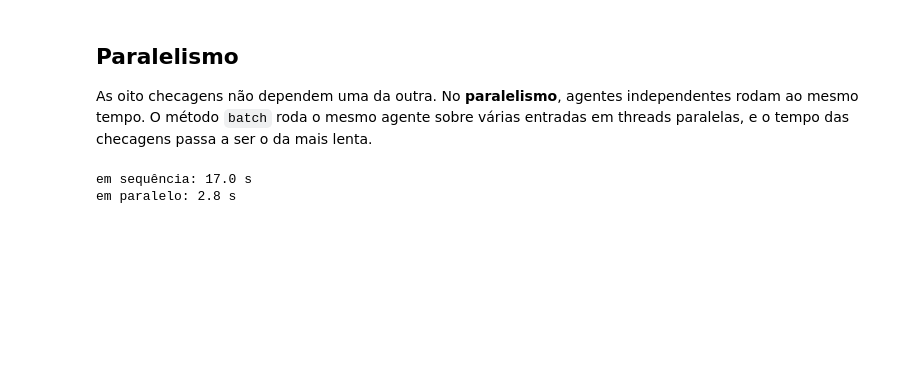
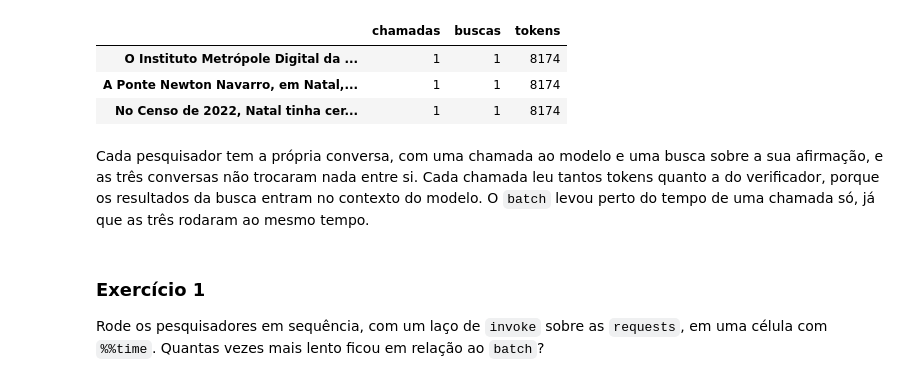
Before and after one commit to silvaan/agentic-ai, a Jupyter notebook: 16 - Multi-Agent Systems.ipynb, the cells around one changed output. Saved outputs shown, nothing was run; the diff lists cells and outputs as text; code cells hidden in the pictures; blank space fills up the shorter version.

```diff
--- a/16 - Multi-Agent Systems.ipynb
+++ b/16 - Multi-Agent Systems.ipynb
@@ -225,0 +89,3 @@ Peça ao redator, com as mesmas `notes`, o mesmo parecer com um dado a mais em c
+# %%
+for message in verifier_result["messages"]:
+    message.pretty_print()
@@ -225,0 +119,17 @@ Peça ao redator, com as mesmas `notes`, o mesmo parecer com um dado a mais em c
+# %%
+RESEARCHER_PROMPT = """# Papel
+Você é um pesquisador.
+
+# Tarefa
+Pesquise na web a afirmação recebida.
+Responda com o dado correto, o veredito (VERDADEIRO ou FALSO) e a URL da fonte."""
+
+researcher_agent = create_agent(
+    model,
+    tools=[web_search],
+    system_prompt=RESEARCHER_PROMPT,
+)
+# %%
+%%time
+requests = [user_message(claim) for claim in CLAIMS]
+research_results = researcher_agent.batch(requests)
@@ -225,0 +139,4 @@ Peça ao redator, com as mesmas `notes`, o mesmo parecer com um dado a mais em c
+# %%
+for result in research_results:
+    for message in result["messages"]:
+        message.pretty_print()
@@ -226,20 +162,15 @@ Peça ao redator, com as mesmas `notes`, o mesmo parecer com um dado a mais em c
+# %%
+pd.DataFrame([usage([result]) for result in research_results], index=CLAIMS)
+# %% [output]
+|  | chamadas | buscas | tokens |
+| O Instituto Metrópole Digital da ... | 1 | 1 | 8174 |
+| A Ponte Newton Navarro, em Natal,... | 1 | 1 | 8174 |
+| No Censo de 2022, Natal tinha cer... | 1 | 1 | 8174 |
+# %% [markdown]
+Cada pesquisador tem a própria conversa, com uma chamada ao modelo e uma busca sobre a sua afirmação, e as três conversas não trocaram nada entre si. Cada chamada leu tantos tokens quanto a do verificador, porque os resultados da busca entram no contexto do modelo. O `batch` levou perto do tempo de uma chamada só, já que as três rodaram ao mesmo tempo.
+# %% [markdown]
+### Exercício 1
+
+Rode os pesquisadores em sequência, com um laço de `invoke` sobre as `requests`, em uma célula com `%%time`. Quantas vezes mais lento ficou em relação ao `batch`?
 # %%
 # Seu código aqui
-# %% [markdown]
-## Paralelismo
-
-As oito checagens não dependem uma da outra. No **paralelismo**, agentes independentes rodam ao mesmo tempo. O método `batch` roda o mesmo agente sobre várias entradas em threads paralelas, e o tempo das checagens passa a ser o da mais lenta.
-# %%
-inputs = []
-for claim in CLAIMS:
-    inputs.append({"messages": [{"role": "user", "content": claim}]})
-
-start = time.perf_counter()
-parallel_results = checker.batch(inputs)
-parallel_seconds = time.perf_counter() - start
-
-print(f"em sequência: {sequential_seconds:.1f} s")
-print(f"em paralelo: {parallel_seconds:.1f} s")
-# %% [output]
-em sequência: 17.0 s
-em paralelo: 2.8 s
```
Also changed, not shown: parts of 58 cells of this notebook.
